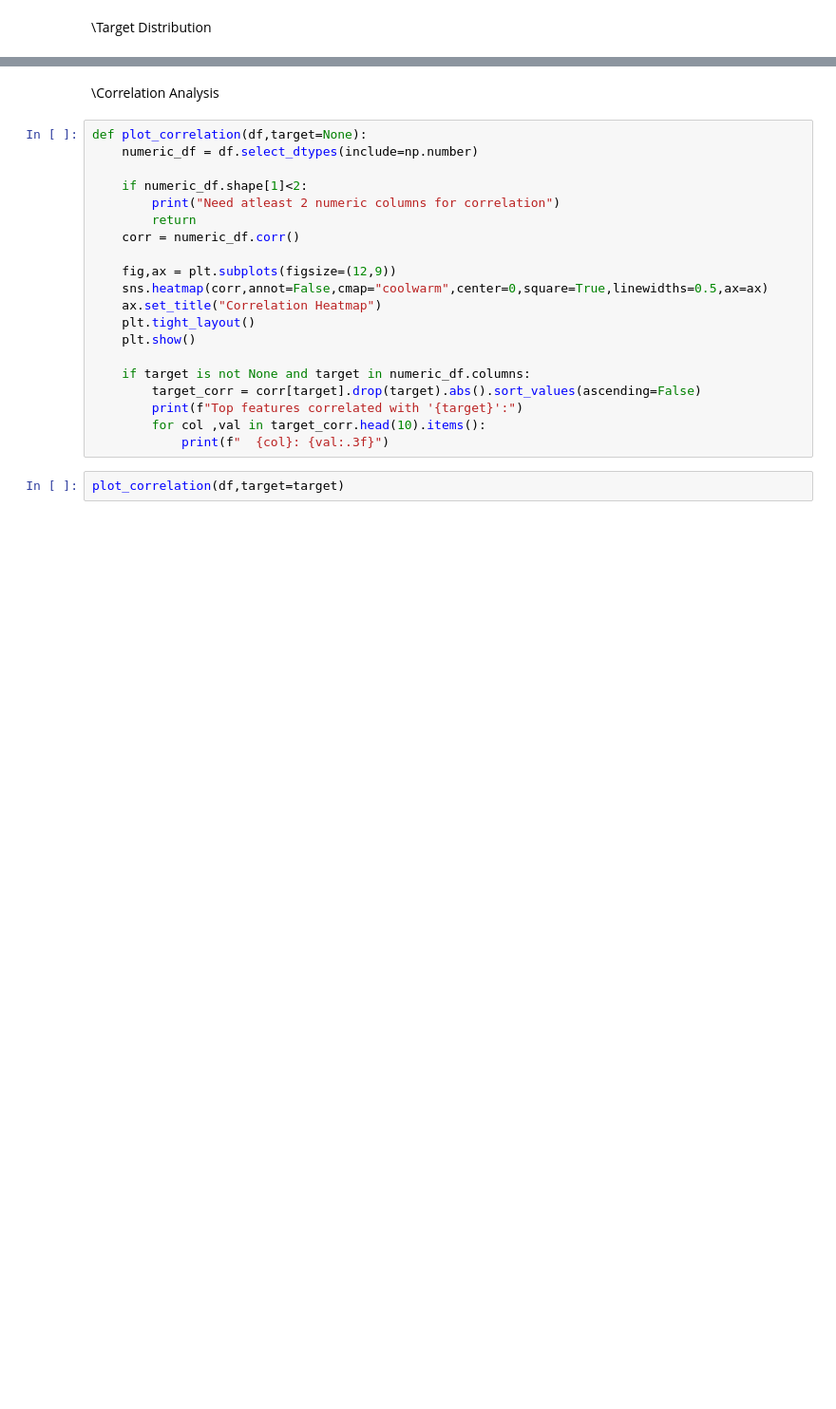
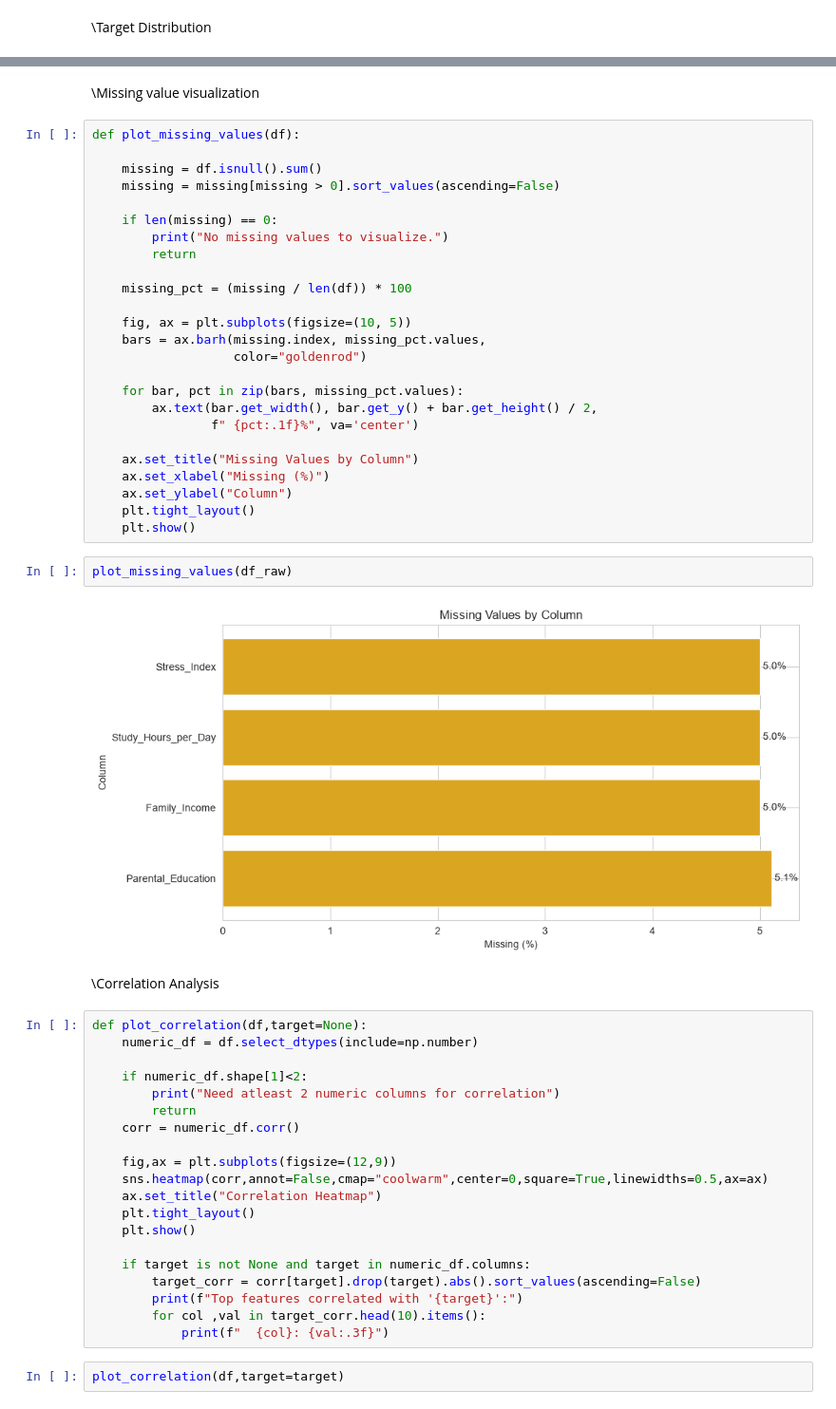
Before and after one commit to nithishg-ng/Educational-Analytics-Platform, a Jupyter notebook: notebooks/EDA.ipynb, the cells around one changed output, grey strips where cells are left out. Shown at 95% size. Cells and saved outputs as stored; diff of their text form; blank space fills up the shorter version.

```diff
--- a/notebooks/EDA.ipynb
+++ b/notebooks/EDA.ipynb
@@ -80,3 +78,34 @@ Dataset is Imbalanced
+# %% [markdown]
+\Missing value visualization
+# %%
+def plot_missing_values(df):
+
+    missing = df.isnull().sum()
+    missing = missing[missing > 0].sort_values(ascending=False)
+
+    if len(missing) == 0:
+        print("No missing values to visualize.")
+        return
+
+    missing_pct = (missing / len(df)) * 100
+
+    fig, ax = plt.subplots(figsize=(10, 5))
+    bars = ax.barh(missing.index, missing_pct.values,
+                   color="goldenrod")
+
+    for bar, pct in zip(bars, missing_pct.values):
+        ax.text(bar.get_width(), bar.get_y() + bar.get_height() / 2,
+                f" {pct:.1f}%", va='center')
+
+    ax.set_title("Missing Values by Column")
+    ax.set_xlabel("Missing (%)")
+    ax.set_ylabel("Column")
+    plt.tight_layout()
+    plt.show()
+# %%
+plot_missing_values(df_raw)
+# %% [output]
+[figure, added]
 # %% [markdown]
 \Correlation Analysis
 # %%
```
Also changed, not shown: parts of 9 cells of this notebook, 1 other file.
